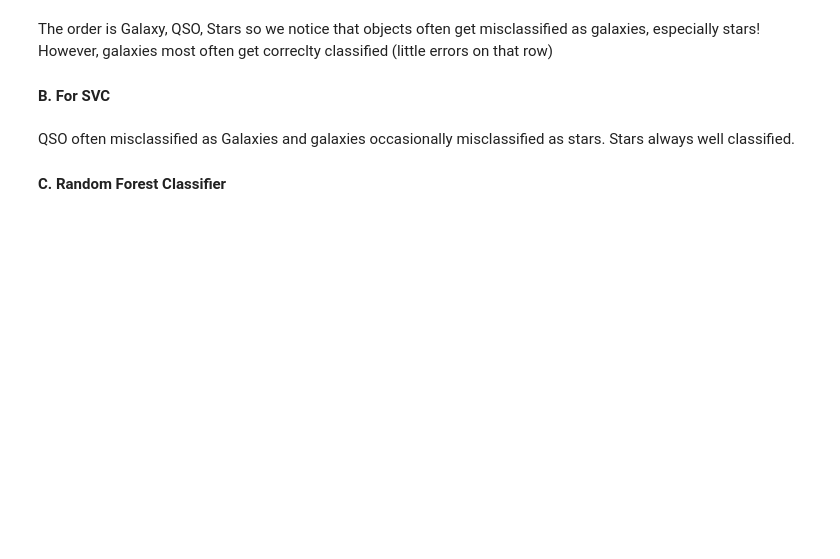
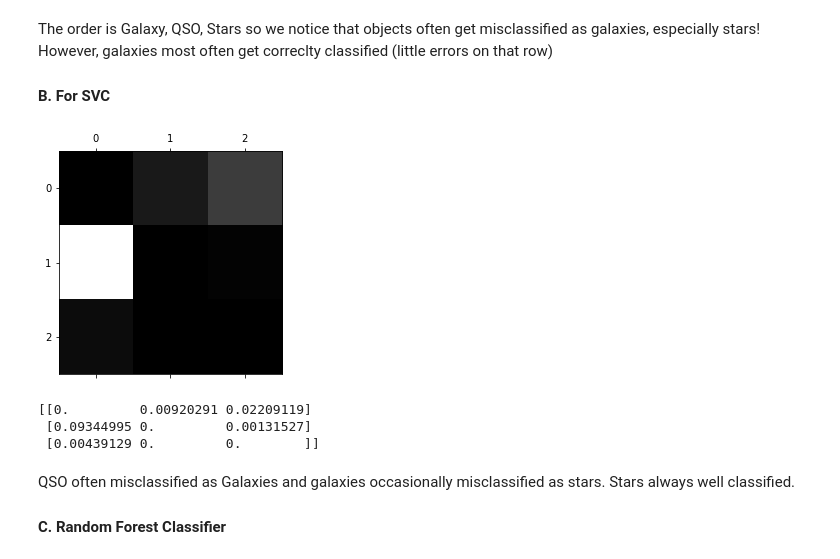
Before and after one commit to ElliottDenis/IRIDIA-ML-internship, a Jupyter notebook: (SDSS - 3) Multiclass classification.ipynb, the cells around one changed output. Cells and saved outputs as stored; diff of their text form; code cells hidden in the pictures; blank space fills up the shorter version.

```diff
--- a/(SDSS - 3) Multiclass classification.ipynb
+++ b/(SDSS - 3) Multiclass classification.ipynb
@@ -203,3 +244,10 @@ norm_conf_mx_SVC
+# %%
+show_confusion_matrix(svm_clf)
+# %% [output]
+[figure, added]
+[[0.         0.00920291 0.02209119]
+ [0.09344995 0.         0.00131527]
+ [0.00439129 0.         0.        ]]
 # %% [markdown]
 QSO often misclassified as Galaxies and galaxies occasionally misclassified as stars. Stars always well classified.
 
```
Also changed, not shown: parts of 62 cells of this notebook, 1 other file.
